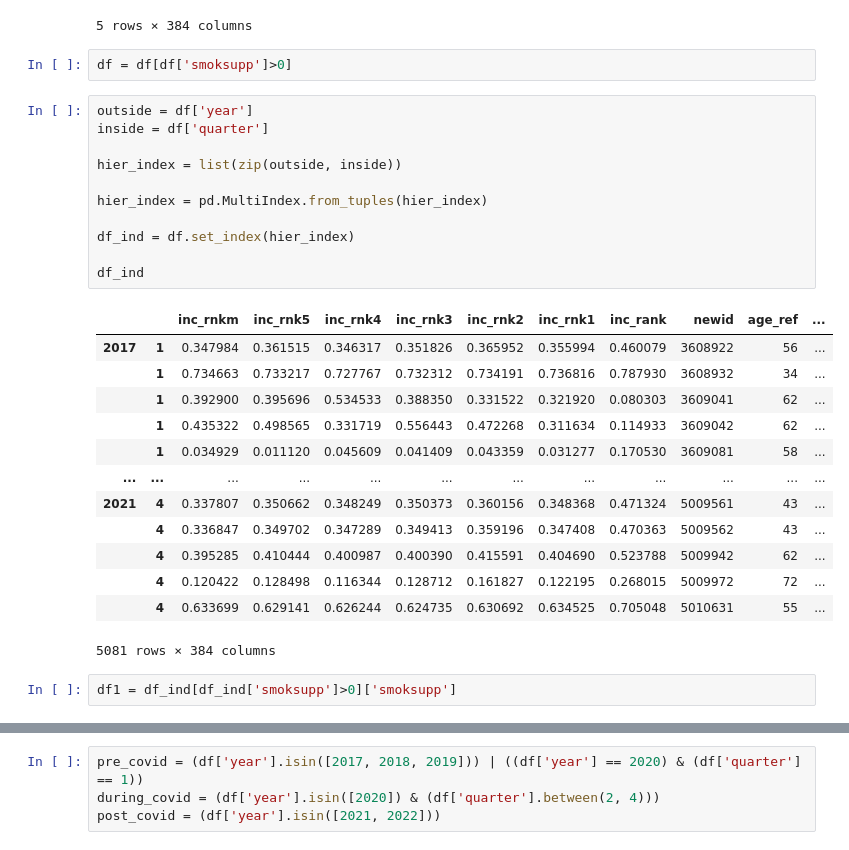
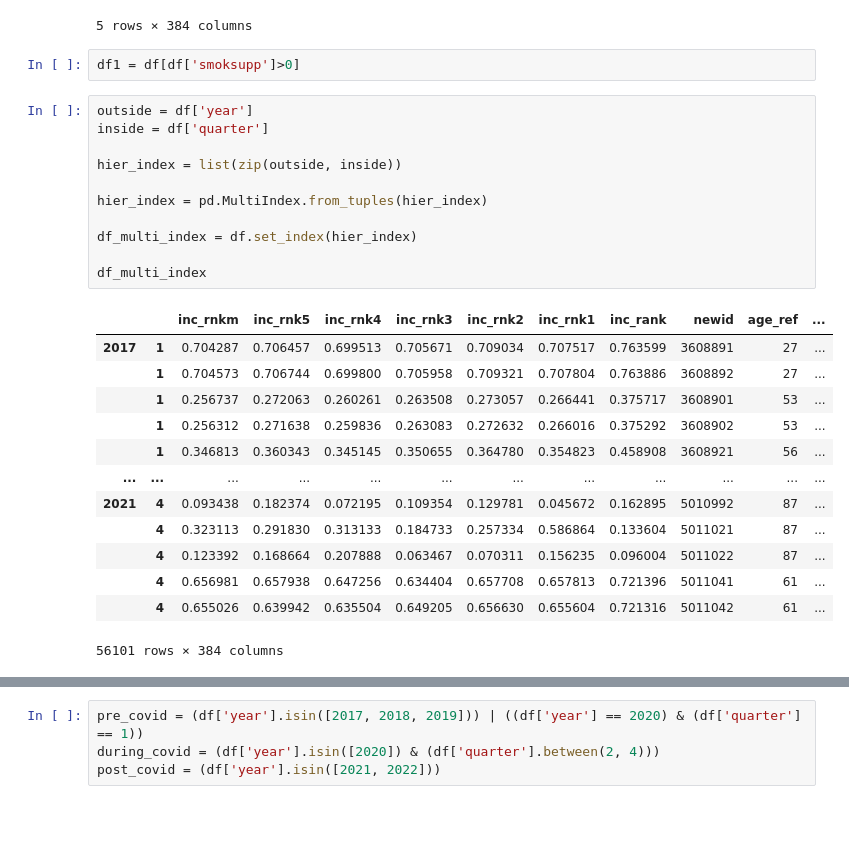
Before and after one commit to smokepm/Tobacco-Expenditure-Survey-Project, a Jupyter notebook: proj_2.ipynb, the cells around one changed output, grey strips where cells are left out. Saved outputs shown, nothing was run; the diff lists cells and outputs as text; blank space fills up the shorter version.

```diff
--- a/proj_2.ipynb
+++ b/proj_2.ipynb
@@ -144,31 +143,29 @@ df.head()
 | 4 | 0.346813 | 0.360343 | 0.345145 | 0.350655 | 0.364780 | 0.354823 | 0.458908 | 3608921 | 56 | D | ... |
 5 rows × 384 columns
 # %%
-df = df[df['smoksupp']>0]
+df1 = df[df['smoksupp']>0]
 # %%
 outside = df['year']
 inside = df['quarter']
 
 hier_index = list(zip(outside, inside))
 
 hier_index = pd.MultiIndex.from_tuples(hier_index)
 
-df_ind = df.set_index(hier_index)
+df_multi_index = df.set_index(hier_index)
 
-df_ind
+df_multi_index
 # %% [output]
 |  |  | inc_rnkm | inc_rnk5 | inc_rnk4 | inc_rnk3 | inc_rnk2 | inc_rnk1 | inc_rank | newid | age_ref | ... |
-| 2017 | 1 | 0.347984 | 0.361515 | 0.346317 | 0.351826 | 0.365952 | 0.355994 | 0.460079 | 3608922 | 56 | ... |
-|  | 1 | 0.734663 | 0.733217 | 0.727767 | 0.732312 | 0.734191 | 0.736816 | 0.787930 | 3608932 | 34 | ... |
-|  | 1 | 0.392900 | 0.395696 | 0.534533 | 0.388350 | 0.331522 | 0.321920 | 0.080303 | 3609041 | 62 | ... |
-|  | 1 | 0.435322 | 0.498565 | 0.331719 | 0.556443 | 0.472268 | 0.311634 | 0.114933 | 3609042 | 62 | ... |
-|  | 1 | 0.034929 | 0.011120 | 0.045609 | 0.041409 | 0.043359 | 0.031277 | 0.170530 | 3609081 | 58 | ... |
+| 2017 | 1 | 0.704287 | 0.706457 | 0.699513 | 0.705671 | 0.709034 | 0.707517 | 0.763599 | 3608891 | 27 | ... |
+|  | 1 | 0.704573 | 0.706744 | 0.699800 | 0.705958 | 0.709321 | 0.707804 | 0.763886 | 3608892 | 27 | ... |
+|  | 1 | 0.256737 | 0.272063 | 0.260261 | 0.263508 | 0.273057 | 0.266441 | 0.375717 | 3608901 | 53 | ... |
+|  | 1 | 0.256312 | 0.271638 | 0.259836 | 0.263083 | 0.272632 | 0.266016 | 0.375292 | 3608902 | 53 | ... |
+|  | 1 | 0.346813 | 0.360343 | 0.345145 | 0.350655 | 0.364780 | 0.354823 | 0.458908 | 3608921 | 56 | ... |
 | ... | ... | ... | ... | ... | ... | ... | ... | ... | ... | ... | ... |
-| 2021 | 4 | 0.337807 | 0.350662 | 0.348249 | 0.350373 | 0.360156 | 0.348368 | 0.471324 | 5009561 | 43 | ... |
-|  | 4 | 0.336847 | 0.349702 | 0.347289 | 0.349413 | 0.359196 | 0.347408 | 0.470363 | 5009562 | 43 | ... |
-|  | 4 | 0.395285 | 0.410444 | 0.400987 | 0.400390 | 0.415591 | 0.404690 | 0.523788 | 5009942 | 62 | ... |
-|  | 4 | 0.120422 | 0.128498 | 0.116344 | 0.128712 | 0.161827 | 0.122195 | 0.268015 | 5009972 | 72 | ... |
-|  | 4 | 0.633699 | 0.629141 | 0.626244 | 0.624735 | 0.630692 | 0.634525 | 0.705048 | 5010631 | 55 | ... |
+| 2021 | 4 | 0.093438 | 0.182374 | 0.072195 | 0.109354 | 0.129781 | 0.045672 | 0.162895 | 5010992 | 87 | ... |
+|  | 4 | 0.323113 | 0.291830 | 0.313133 | 0.184733 | 0.257334 | 0.586864 | 0.133604 | 5011021 | 87 | ... |
+|  | 4 | 0.123392 | 0.168664 | 0.207888 | 0.063467 | 0.070311 | 0.156235 | 0.096004 | 5011022 | 87 | ... |
+|  | 4 | 0.656981 | 0.657938 | 0.647256 | 0.634404 | 0.657708 | 0.657813 | 0.721396 | 5011041 | 61 | ... |
+|  | 4 | 0.655026 | 0.639942 | 0.635504 | 0.649205 | 0.656630 | 0.655604 | 0.721316 | 5011042 | 61 | ... |
-5081 rows × 384 columns
+56101 rows × 384 columns
-# %%
-df1 = df_ind[df_ind['smoksupp']>0]['smoksupp']
```
Also changed, not shown: parts of 17 cells of this notebook.
